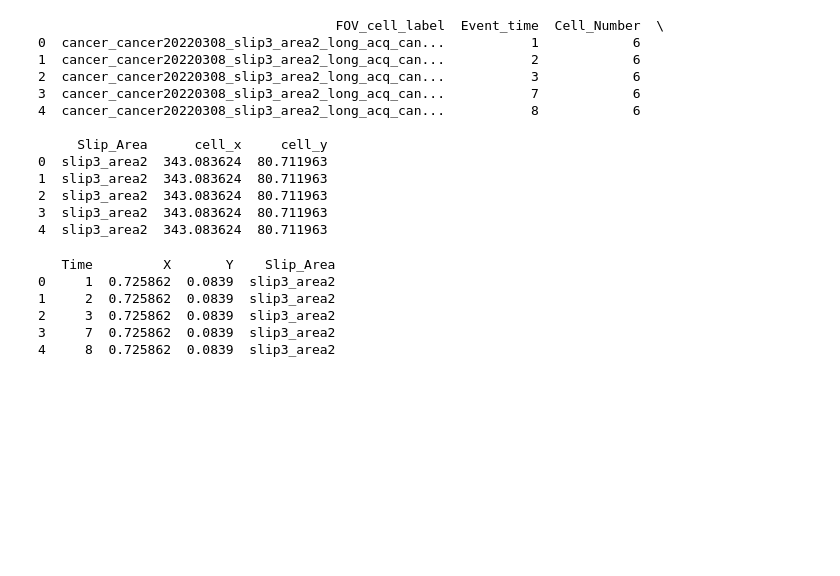
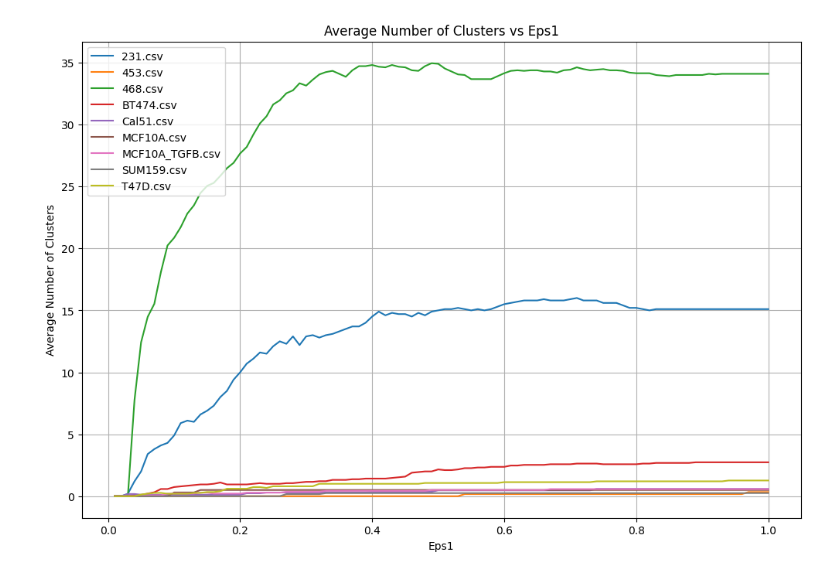
Before and after one commit to Breast-cancer-analysis/ST-DBSCAN, a Jupyter notebook: spatempanalysis.ipynb, the cells around one changed output. Drawn from its saved outputs; the diff is of its cells as text; code cells hidden in the pictures; blank space fills up the shorter version.

Commit message:
graph

```diff
--- a/spatempanalysis.ipynb
+++ b/spatempanalysis.ipynb
@@ -27,22 +27,3 @@ from sklearn.preprocessing import MinMaxScaler
 from matplotlib.colors import Normalize
 from sklearn.neighbors import NearestNeighbors
 from kneed import KneeLocator
-
-# import files
-file_path_time = r"C:\Users\ainii\OneDrive\Documents\TempSpa\locations\sortedfiles\ST-DBSCAN\event_time_list\468.csv" # add file path
-df_468_time = pd.read_csv(file_path_time)
-print(df_468_time.head())
-# %% [output]
-                                      FOV_cell_label  Event_time  Cell_Number  \
-0  cancer_cancer20220308_slip3_area2_long_acq_can...           1            6
-1  cancer_cancer20220308_slip3_area2_long_acq_can...           2            6
-2  cancer_cancer20220308_slip3_area2_long_acq_can...           3            6
-3  cancer_cancer20220308_slip3_area2_long_acq_can...           7            6
-4  cancer_cancer20220308_slip3_area2_long_acq_can...           8            6
-
-     Slip_Area      cell_x     cell_y
-0  slip3_area2  343.083624  80.711963
-1  slip3_area2  343.083624  80.711963
-2  slip3_area2  343.083624  80.711963
-3  slip3_area2  343.083624  80.711963
-4  slip3_area2  343.083624  80.711963
@@ -102,9 +30,49 @@ data_468 = pd.concat([pd.DataFrame({'Time': time_values_468}), coordinates_data_
-# %%
-print(data_468.head())
-# %% [output]
-   Time         X       Y    Slip_Area
-0     1  0.725862  0.0839  slip3_area2
-1     2  0.725862  0.0839  slip3_area2
-2     3  0.725862  0.0839  slip3_area2
-3     7  0.725862  0.0839  slip3_area2
-4     8  0.725862  0.0839  slip3_area2
+# %%
+directory = r"C:\Users\ainii\OneDrive\Documents\TempSpa\locations\sortedfiles\ST-DBSCAN\event_time_list\468.csv"
+# %%
+# eps1
+# Create a new figure
+plt.figure(figsize=(12, 8))
+
+# Iterate over each file in the directory
+for filename in os.listdir(directory):
+    if filename.endswith(".csv"):  # Check if the file is a CSV file
+        file_path = os.path.join(directory, filename)
+
+        # Load the data from the CSV file
+        data = pd.read_csv(file_path)
+
+        # Normalize cell_x and cell_y coordinates
+        scaler = MinMaxScaler()
+        data[['cell_x', 'cell_y']] = scaler.fit_transform(data[['cell_x', 'cell_y']])
+
+        # Your existing code to calculate and plot average number of clusters vs eps1
+        avg_num_clusters = []
+        eps1_values = np.arange(0.01, 1.01, 0.01)
+
+        for eps1 in eps1_values:
+            num_clusters_for_eps1 = []
+
+            for slip_area in data['slip_area'].unique():
+                subset = data[data['slip_area'] == slip_area]
+                st_dbscan = ST_DBSCAN(eps1=eps1, eps2=1, min_samples=6)
+                time_coord_values = subset[['Event_time', 'cell_x', 'cell_y']]
+                st_dbscan.fit(time_coord_values)
+                cluster_labels = st_dbscan.labels
+                num_clusters_for_eps1.append(len(np.unique(cluster_labels[cluster_labels != -1])))
+
+            avg_num_clusters_for_eps1 = np.mean(num_clusters_for_eps1)
+            avg_num_clusters.append(avg_num_clusters_for_eps1)
+
+        # Plot on the same graph
+        plt.plot(eps1_values, avg_num_clusters, label=filename)
+
+# Add labels and legend
+plt.title('Average Number of Clusters vs Eps1')
+plt.xlabel('Eps1')
+plt.ylabel('Average Number of Clusters')
+plt.grid(True)
+plt.legend()
+plt.show()
+# %% [output]
+[figure, added]
```
Also changed, not shown: parts of 13 cells of this notebook, 1 other file.
